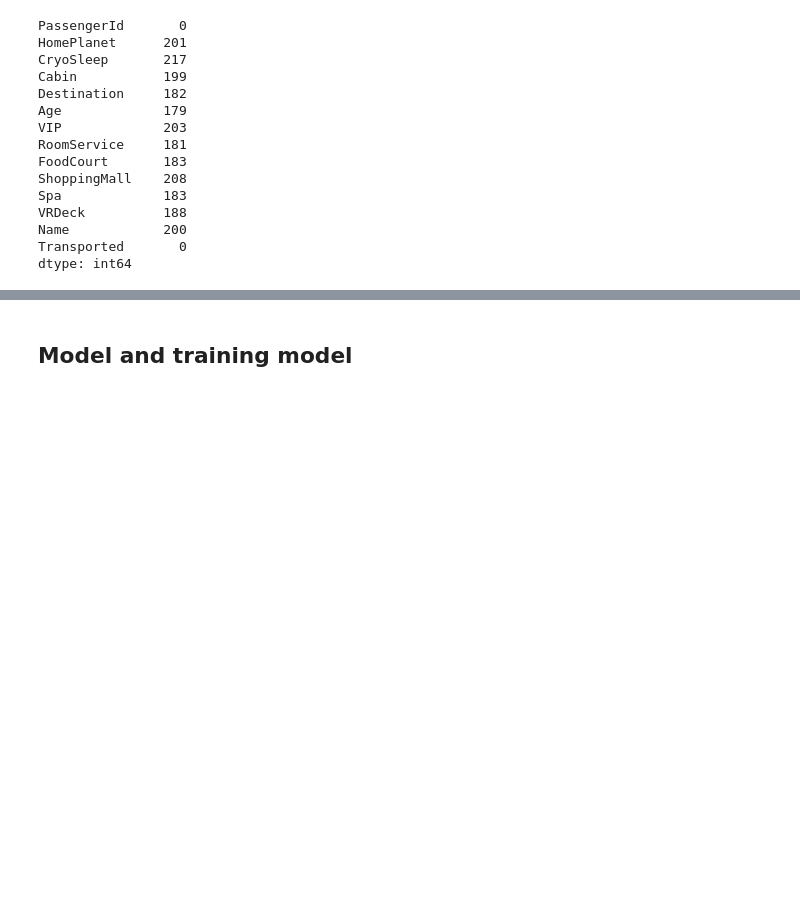
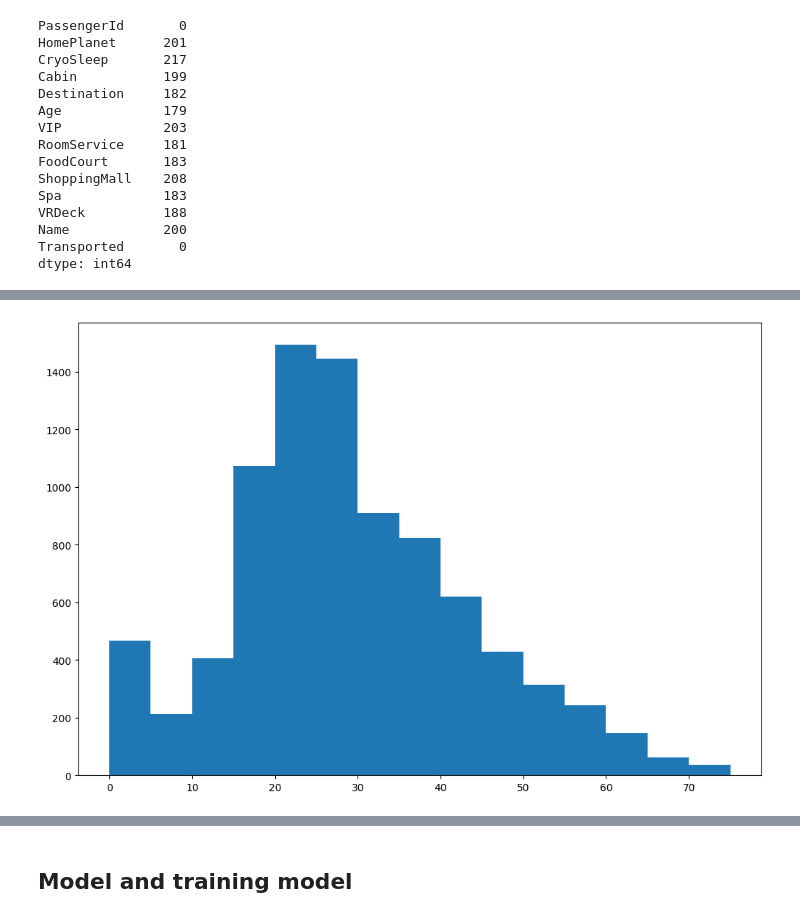
Before and after one commit to trietp1253201581/KaggleCompetition, a Jupyter notebook: spaceship_titanic.ipynb, the cells around one changed output, grey strips where cells are left out. Drawn from its saved outputs; the diff is of its cells as text; code cells hidden in the pictures; blank space fills up the shorter version.

```diff
--- a/spaceship_titanic.ipynb
+++ b/spaceship_titanic.ipynb
@@ -196,0 +259,4 @@ numeric_cols = ['RoomService', 'FoodCourt', 'ShoppingMall', 'Spa', 'VRDeck', 'Ag
+# %%
+raw_df.drop(columns=['PassengerId'], inplace=True)
+# %%
+raw_df['EnableWithFamily'] = raw_df['NumInGroup'].apply(lambda x: 'Enable' if x>=2 else 'Unable')
@@ -196,0 +272,2 @@ numeric_cols = ['RoomService', 'FoodCourt', 'ShoppingMall', 'Spa', 'VRDeck', 'Ag
+# %%
+raw_df.drop(columns=['GroupId'], inplace=True)
@@ -196,0 +290,3 @@ numeric_cols = ['RoomService', 'FoodCourt', 'ShoppingMall', 'Spa', 'VRDeck', 'Ag
+# %%
+avg_age = raw_df['Age'].mean()
+raw_df.fillna({'Age': avg_age}, inplace=True)
@@ -196,0 +296,5 @@ numeric_cols = ['RoomService', 'FoodCourt', 'ShoppingMall', 'Spa', 'VRDeck', 'Ag
+# %%
+plt.figure(figsize=(12,8))
+plt.hist(raw_df['Age'], bins=np.arange(0,80,5));
+# %% [output]
+[figure, added]
```
Also changed, not shown: parts of 214 cells of this notebook, 2 other files.
